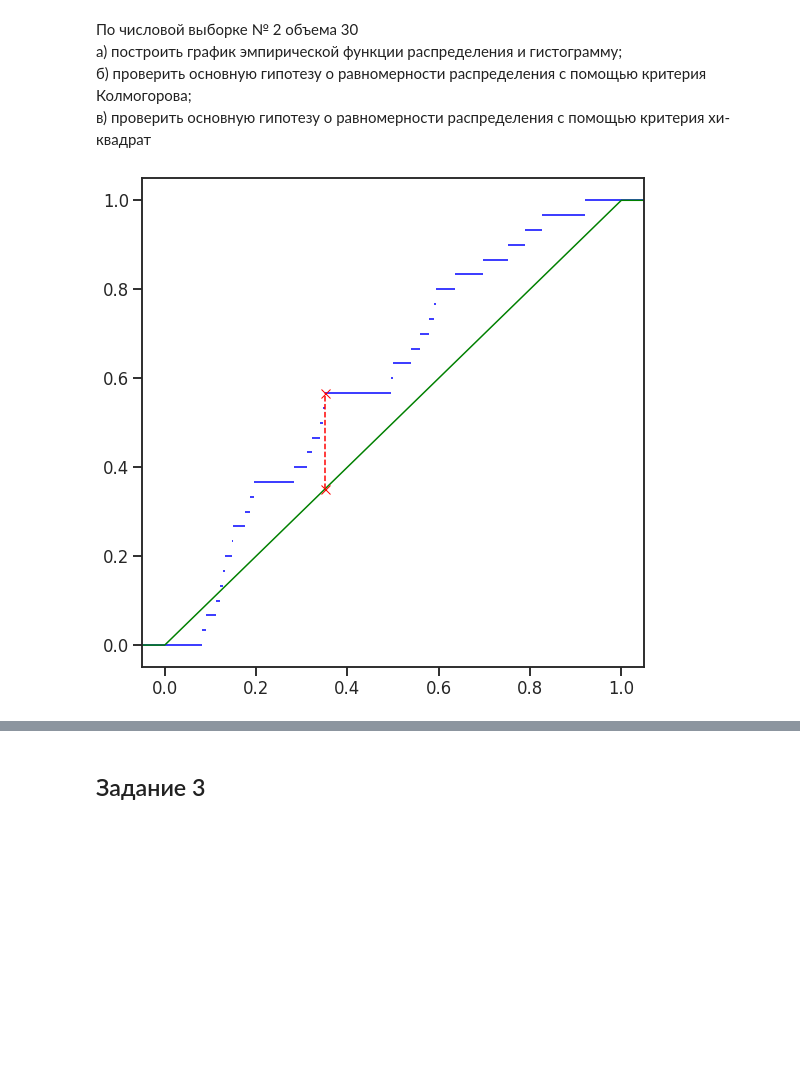
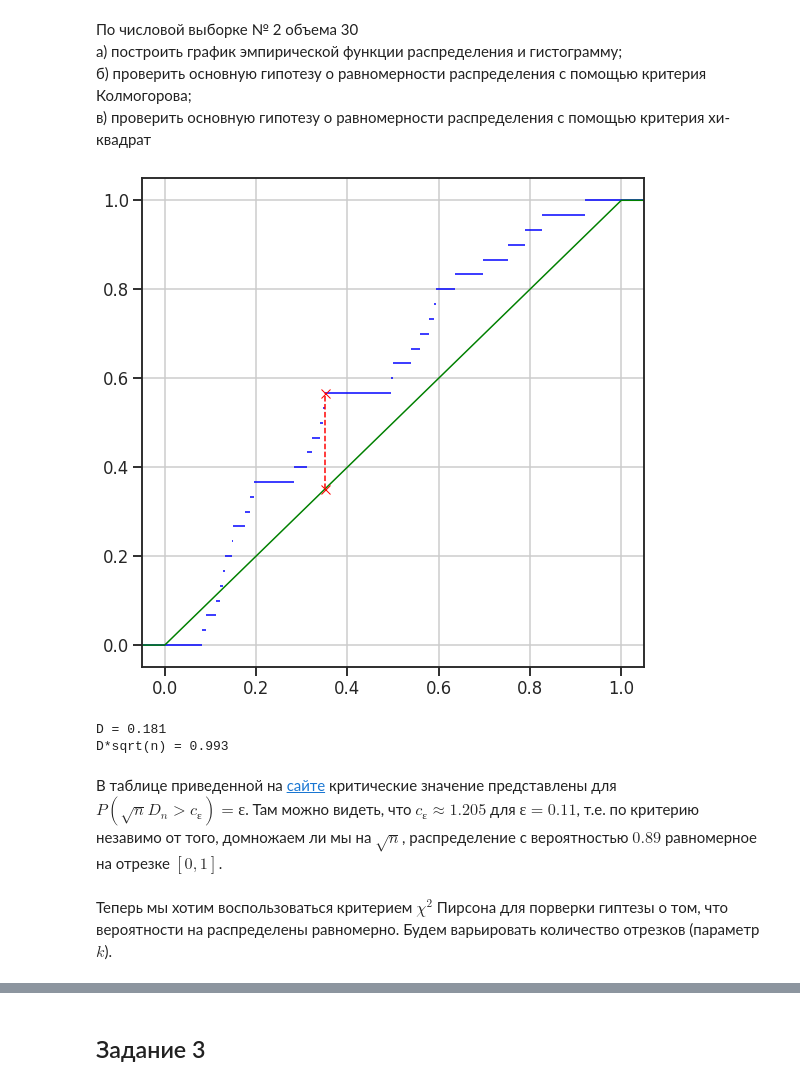
Before and after one commit to sash00k/math-statistic, a Jupyter notebook: math_stat.ipynb, the cells around one changed output, grey strips where cells are left out. Drawn from its saved outputs; the diff is of its cells as text; code cells hidden in the pictures; blank space fills up the shorter version.

```diff
--- a/math_stat.ipynb
+++ b/math_stat.ipynb
@@ -4,9 +4,11 @@
 import numpy as np
 import matplotlib.pyplot as plt
 import seaborn as sns
+import warnings
+warnings.filterwarnings('ignore')
+
 from math import sqrt
 from scipy.stats import norm as norm_distr, nct as stud_distr, chi2 as hi2_distr, f as fisher_distr
-sns.set(style="ticks", context="talk")
 # %% [markdown]
 ## Задание 1
 # %% [markdown]
@@ -154,18 +156,19 @@ X_u_sorted = np.sort(X_u)
 # %%
 #строим графики эмпирического и истинного распределений
 plt.figure(figsize=(9, 9))
 plt.xlim([-0.05, 1.05])
 plt.ylim([-0.05, 1.05])
 tmp = np.where(X_u_sorted <= X_u_sorted)[0]/n
 plt.hlines(0, -1, X_u_sorted[0], linewidth=1.5, color='blue')
 plt.hlines(1, X_u_sorted[n-1], 2, linewidth=1.5, color='blue')
 for j in range(n - 1): plt.hlines(tmp[j + 1], X_u_sorted[j], X_u_sorted[j + 1], linewidth=1.5, color='blue')
 plt.plot([-1, 0, 1, 2], [0, 0, 1, 1], linewidth=1.5, color='green')
+plt.grid(True)
 
 # находим и отмечаем статистическое расстояние между функциями распределений
 D = max(max(abs(tmp - X_u_sorted)), abs(X_u_sorted[0]), abs(1-X_u_sorted[n-1]))
 for elem, i in zip(tmp, range(len(tmp))):
   if abs(X_u_sorted[i]-elem) == D:
     plt.plot([X_u_sorted[i], X_u_sorted[i]], [X_u_sorted[i], tmp[i+1]], linewidth=1.5, color='red', marker='x', ls='--')
 # %% [output]
-[figure, old version]
+[figure, new version]
@@ -238,0 +175,10 @@ for elem, i in zip(tmp, range(len(tmp))):
+# %%
+print(f'D = {D:.3f}')
+print(f'D*sqrt(n) = {D*sqrt(n):.3f}')
+# %% [output]
+D = 0.181
+D*sqrt(n) = 0.993
+# %% [markdown]
+В таблице приведенной на [сайте](http://smc.edu.nstu.ru/krit_kolm.htm) критические значение представлены для $P(\sqrt{n}D_n>c_{ɛ}) = ɛ$. Там можно видеть, что $c_{ɛ} ≈ 1.205$ для $ɛ=0.11$, т.е. по критерию незавимо от того, домножаем ли мы на $\sqrt{n}$, распределение с вероятностью $0.89$ равномерное на отрезке $[0,1]$.
+# %% [markdown]
+Теперь мы хотим воспользоваться критерием $χ^2$ Пирсона для порверки гиптезы о том, что вероятности на распределены равномерно. Будем варьировать количество отрезков (параметр $k$).
```
Also changed, not shown: parts of 8 cells of this notebook.
